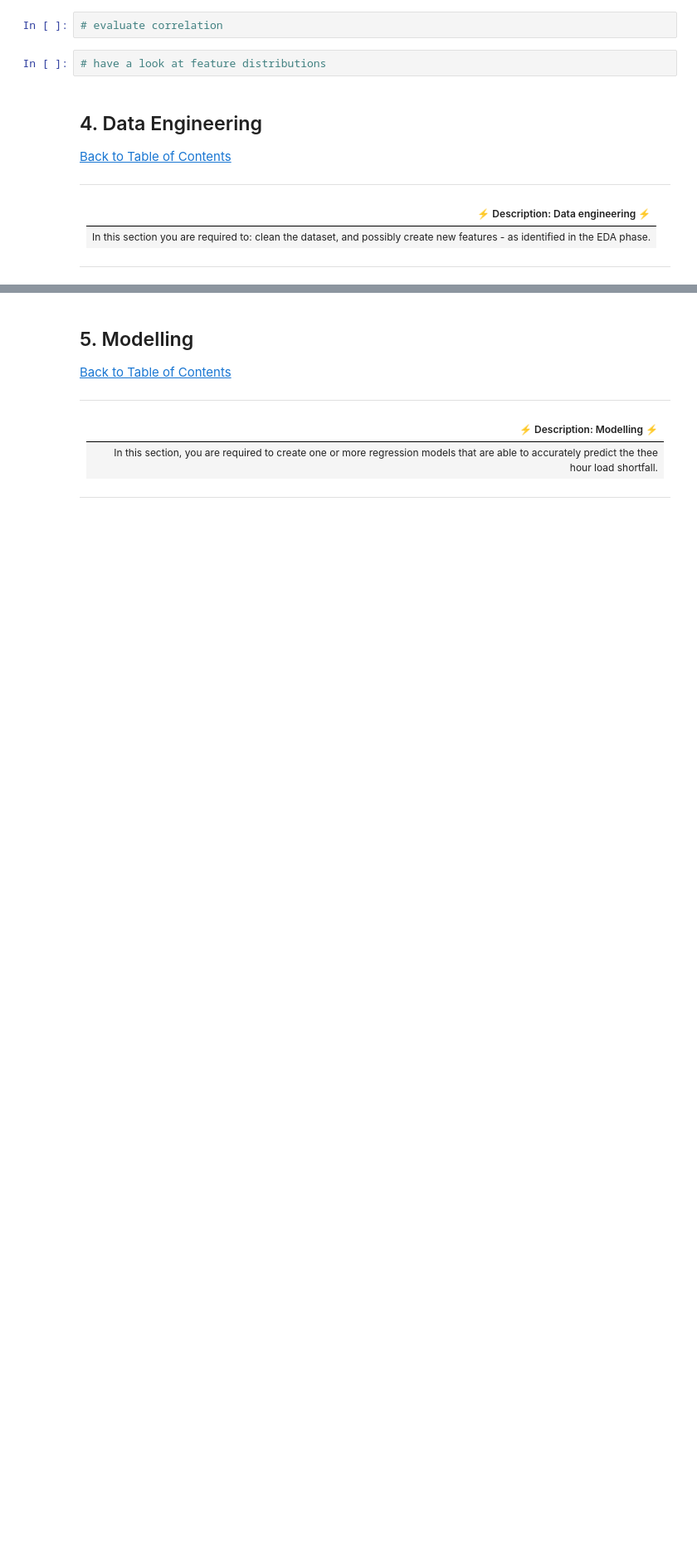
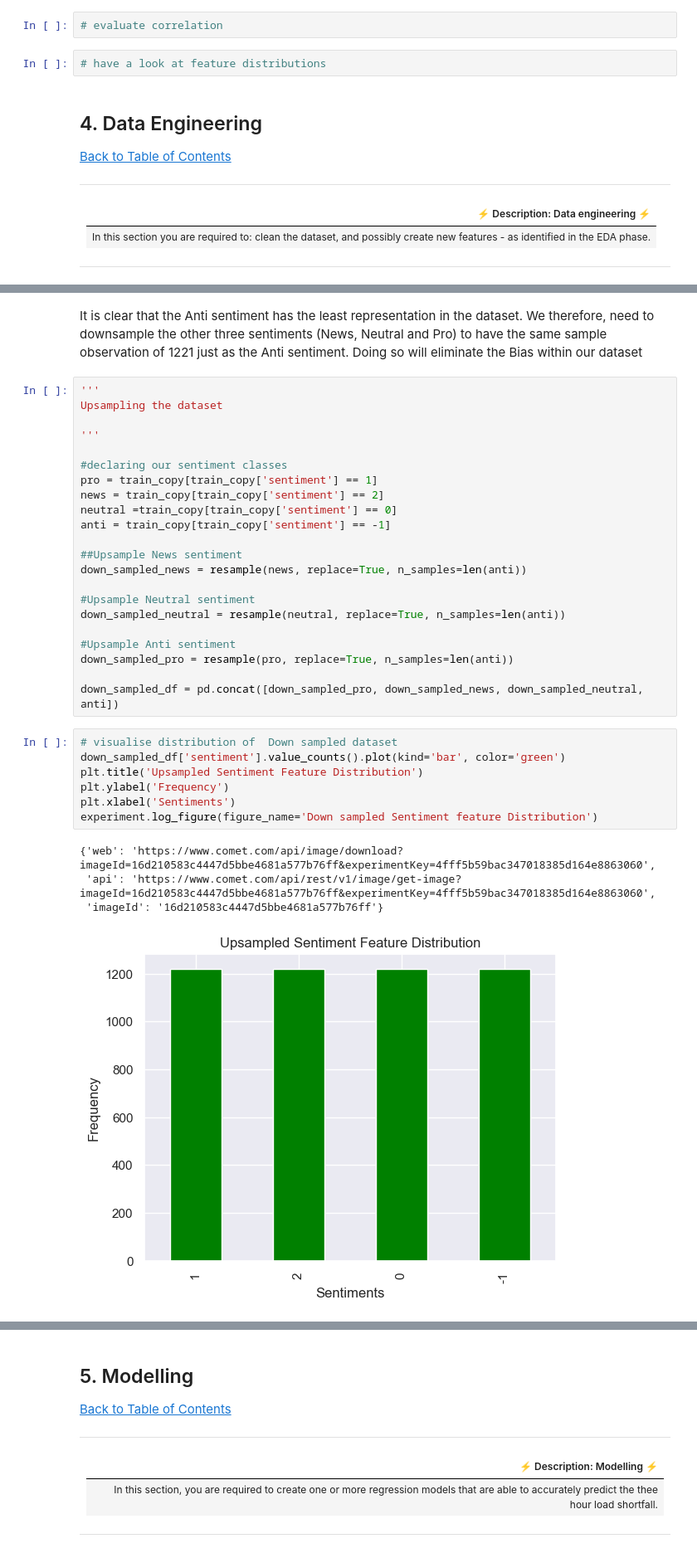
Before and after one commit to ObengKojo23/2207ACDS_TEAM_CW2, a Jupyter notebook: notebooks/twitter_sentiment_classification_notebook.ipynb, the cells around one changed output, grey strips where cells are left out. Shown at 83% size. Cells and saved outputs as stored; diff of their text form; blank space fills up the shorter version.

```diff
--- a/notebooks/twitter_sentiment_classification_notebook.ipynb
+++ b/notebooks/twitter_sentiment_classification_notebook.ipynb
@@ -668,0 +737,36 @@ def clean_df(df, col):
+# %% [markdown]
+It is clear that the Anti sentiment has the least representation in the dataset. We therefore, need to downsample the other three sentiments (News, Neutral and Pro) to have the same sample observation of 1221 just as the Anti sentiment. Doing so will eliminate the Bias within our dataset
+# %%
+'''
+Upsampling the dataset
+
+'''
+
+#declaring our sentiment classes
+pro = train_copy[train_copy['sentiment'] == 1]
+news = train_copy[train_copy['sentiment'] == 2]
+neutral =train_copy[train_copy['sentiment'] == 0]
+anti = train_copy[train_copy['sentiment'] == -1]
+
+##Upsample News sentiment
+down_sampled_news = resample(news, replace=True, n_samples=len(anti))
+
+#Upsample Neutral sentiment
+down_sampled_neutral = resample(neutral, replace=True, n_samples=len(anti))
+
+#Upsample Anti sentiment
+down_sampled_pro = resample(pro, replace=True, n_samples=len(anti))
+
+down_sampled_df = pd.concat([down_sampled_pro, down_sampled_news, down_sampled_neutral, anti])
+# %%
+# visualise distribution of  Down sampled dataset
+down_sampled_df['sentiment'].value_counts().plot(kind='bar', color='green')
+plt.title('Upsampled Sentiment Feature Distribution')
+plt.ylabel('Frequency')
+plt.xlabel('Sentiments')
+experiment.log_figure(figure_name='Down sampled Sentiment feature Distribution')
+# %% [output]
+{'web': 'https://www.comet.com/api/image/download?imageId=16d210583c4447d5bbe4681a577b76ff&experimentKey=4fff5b59bac347018385d164e8863060',
+ 'api': 'https://www.comet.com/api/rest/v1/image/get-image?imageId=16d210583c4447d5bbe4681a577b76ff&experimentKey=4fff5b59bac347018385d164e8863060',
+ 'imageId': '16d210583c4447d5bbe4681a577b76ff'}
+[figure, added]
```
Also changed, not shown: parts of 36 cells of this notebook.
